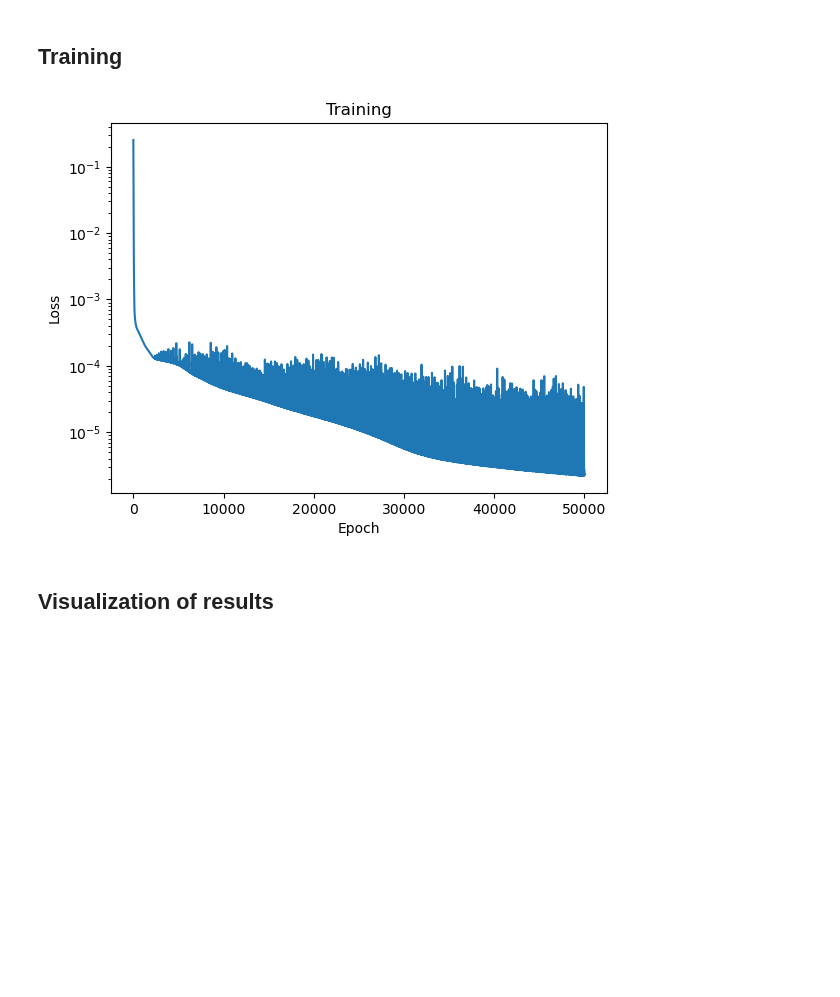
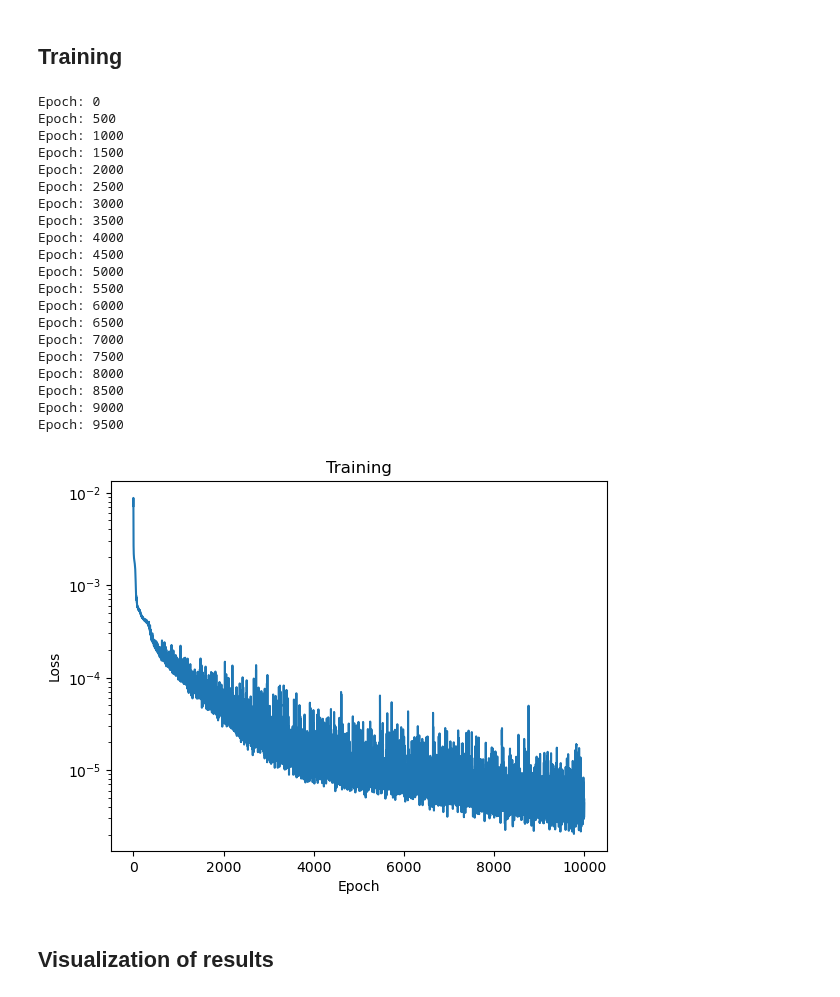
Before and after one commit to meyer-nils/numerical_examples, a Jupyter notebook: plate_hole_2d/torch.ipynb, the cells around one changed output. Drawn from its saved outputs; the diff is of its cells as text; code cells hidden in the pictures; blank space fills up the shorter version.

```diff
--- a/plate_hole_2d/torch.ipynb
+++ b/plate_hole_2d/torch.ipynb
@@ -67,8 +74,7 @@ class Net(torch.nn.Module):
         self.hidden_layer5 = torch.nn.Linear(hn,hn)
         self.output_layer = torch.nn.Linear(hn,2)
 
-    def forward(self, x, y):
-        inputs = torch.column_stack([x, y])
+    def forward(self, inputs):
         layer1_out = torch.tanh(self.hidden_layer1(inputs))
         layer2_out = torch.tanh(self.hidden_layer2(layer1_out))
         layer3_out = torch.tanh(self.hidden_layer3(layer2_out))
@@ -76,3 +82,5 @@ class Net(torch.nn.Module):
         layer5_out = torch.tanh(self.hidden_layer5(layer4_out))
         output = self.output_layer(layer5_out)
         return output
+
+net = Net()
@@ -122,39 +109,39 @@ def pde_residual(x, y, net):
 ## The loss function
 # %%
 W_PDE = 0.01
-W_NEUMANN = 0.01
+W_NEUMANN = 0.1
 
 mse = torch.nn.MSELoss()
 
 
-def compute_loss(net):
+def compute_loss(net, collocation):
     # pde
-    res_x, res_y = pde_residual(x_collocation, y_collocation, net)
+    res_x, res_y = functorch.vmap(pde_residual)(collocation)
     zeros = torch.zeros_like(res_x)
     pde_error = mse(res_x, zeros) + mse(res_y, zeros)
 
     # left boundary
-    pred_left = net(x_left, y_left)
+    pred_left = net(left)
     bc_left = torch.zeros_like(pred_left[:,0])
     left_error = mse(pred_left[:,0], bc_left)
 
     # right boundary
-    pred_right = net(x_right, y_right)
+    pred_right = net(right)
     bc_right = EPS0 * L * torch.ones_like(pred_right[:,0])
     right_error = mse(pred_right[:,0], bc_right)
 
     # bottom boundary
-    pred_bottom = net(x_bottom, y_bottom)
+    pred_bottom = net(bottom)
     bc_bottom = torch.zeros_like(pred_bottom[:,1])
     bottom_error = mse(pred_bottom[:,1], bc_bottom)
 
     # top boundary
-    stress_top = sigma(epsilon(x_top, y_top, net))
+    stress_top = functorch.vmap(sigma)(top)
     zeros = torch.zeros_like(stress_top[:,1,1])
     top_error = mse(stress_top[:,1,1], zeros) + mse(stress_top[:,0,1], zeros)
 
     # hole boundary
-    stress_hole = sigma(epsilon(x_hole, y_hole, net))
+    stress_hole = functorch.vmap(sigma)(hole)
     traction = torch.einsum("...ij,...j->...i", stress_hole, n_hole)
     zeros = torch.zeros_like(traction[:,0])
     hole_error = mse(traction[:,0], zeros) + mse(traction[:,1], zeros)
@@ -170,26 +157,53 @@ def compute_loss(net):
 # %% [markdown]
 ## Training
 # %%
-net = Net()
 history = []
 
 optimizer = torch.optim.Adam(net.parameters(), lr=0.001)
-for epoch in range(50000):
-    optimizer.zero_grad()
-    loss = compute_loss(net)
-    loss.backward(retain_graph=True)
-    optimizer.step()
+
+batch_size = 64
+
+for epoch in range(10000):
+    if epoch % 500 == 0:
+        print(f"Epoch: {epoch}")
+    permutation = torch.randperm(collocation.size()[0])
+    for i in range(0, collocation.size()[0], batch_size):
+        indices = permutation[i:i+batch_size]
+        optimizer.zero_grad()
+        loss = compute_loss(net, collocation[indices])
+        loss.backward(retain_graph=True)
+        optimizer.step()
 
     with torch.autograd.no_grad():
     	history.append(float(loss.data))
 
 plt.semilogy(history)
 plt.title("Training")
 plt.ylabel("Loss")
 plt.xlabel("Epoch")
 plt.show()
 # %% [output]
+Epoch: 0
+Epoch: 500
+Epoch: 1000
+Epoch: 1500
+Epoch: 2000
+Epoch: 2500
+Epoch: 3000
+Epoch: 3500
+Epoch: 4000
+Epoch: 4500
+Epoch: 5000
+Epoch: 5500
+Epoch: 6000
+Epoch: 6500
+Epoch: 7000
+Epoch: 7500
+Epoch: 8000
+Epoch: 8500
+Epoch: 9000
+Epoch: 9500
-[figure, old version]
+[figure, new version]
 # %% [markdown]
 ## Visualization of results
 # %%
```
Also changed, not shown: parts of 6 cells of this notebook.
